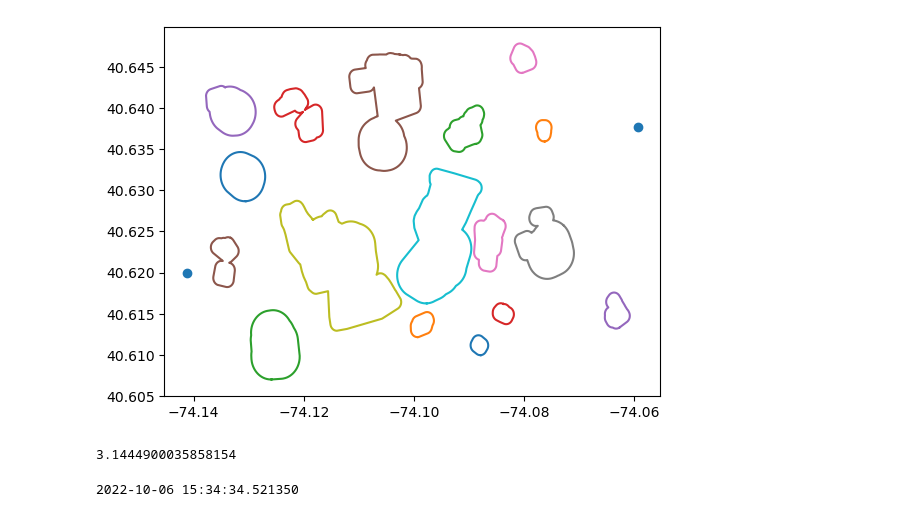
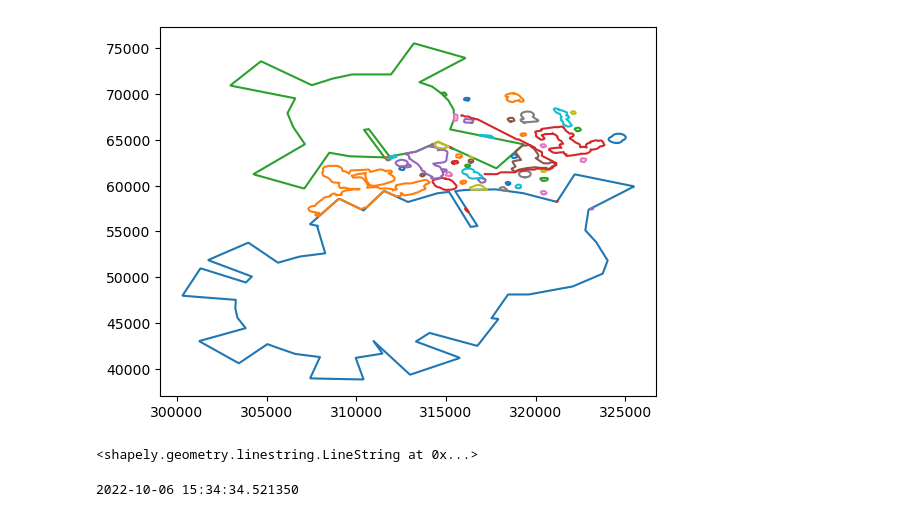
Before and after one commit to andre-kotze/gp-trajec, a Jupyter notebook: vis_utils.ipynb, the cells around one changed output. Saved outputs shown, nothing was run; the diff lists cells and outputs as text; code cells hidden in the pictures.

```diff
--- a/vis_utils.ipynb
+++ b/vis_utils.ipynb
@@ -7,18 +7,19 @@ from test_data_2d import clokes, journey
 START, END = journey
 # %%
-for geom in clokes:
-    plt.plot(*geom.exterior.xy)
-plt.scatter([START.x, END.x],[START.y,END.y])
+#for geom in clokes:
+#    plt.plot(*geom.exterior.xy)
+#plt.scatter([START.x, END.x],[START.y,END.y])
+for bld in example_space:
+    plt.plot(*bld.exterior.xy)
+for bs in example_route:
+    plt.plot(bs.xy[0],bs.xy[1])
 plt.show()
 # %% [output]
-[figure, old version]
+[figure, new version]
-# %%
-start = time.time()
-time.sleep(3.1415926535897932383626)
-stop = time.time()
-print(stop-start)
-# %% [output]
-3.1444900035858154
+# %%
+example_route
+# %% [output]
+<shapely.geometry.linestring.LineString at 0x...>
 # %%
 lbl = str(dt.datetime.now())
 print(lbl.strip('-'))
```
Also changed, not shown: parts of 4 cells of this notebook, 4 other files.
